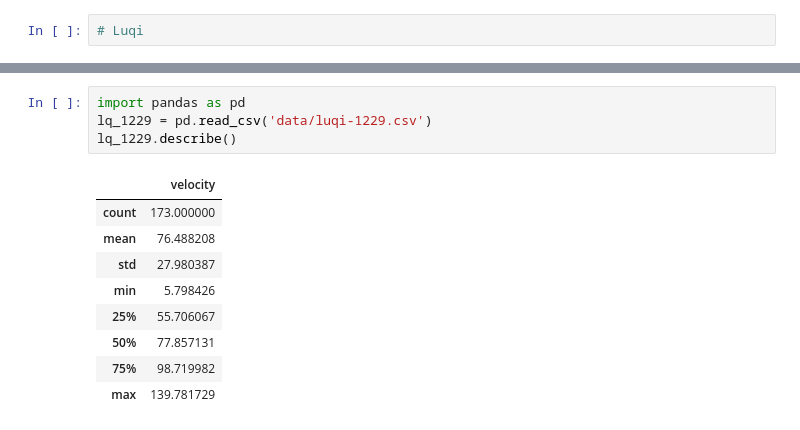
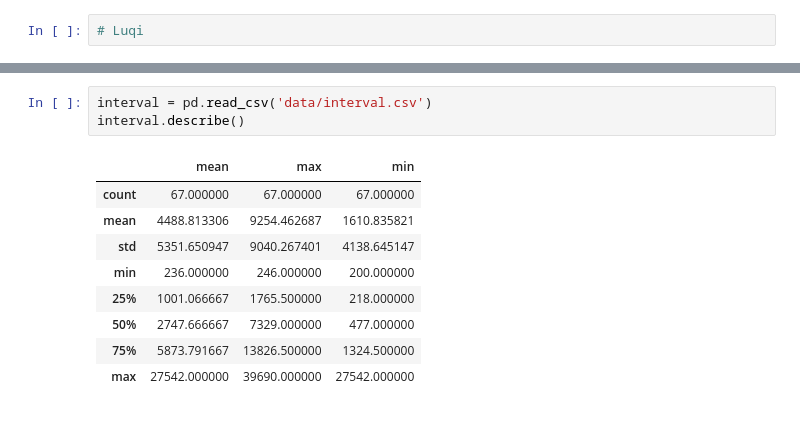
Before and after one commit to WhiteBlacken/reading, a Jupyter notebook: jupyter/data_analysis.ipynb, the cells around one changed output, grey strips where cells are left out. Cells and saved outputs as stored; diff of their text form.

```diff
--- a/jupyter/data_analysis.ipynb
+++ b/jupyter/data_analysis.ipynb
@@ -20,14 +33,13 @@ luqi_1021.describe()
 # %%
-import pandas as pd
-lq_1229 = pd.read_csv('data/luqi-1229.csv')
-lq_1229.describe()
+interval = pd.read_csv('data/interval.csv')
+interval.describe()
 # %% [output]
-|  | velocity |
-| count | 173.000000 |
-| mean | 76.488208 |
-| std | 27.980387 |
-| min | 5.798426 |
-| 25% | 55.706067 |
-| 50% | 77.857131 |
-| 75% | 98.719982 |
-| max | 139.781729 |
+|  | mean | max | min |
+| count | 67.000000 | 67.000000 | 67.000000 |
+| mean | 4488.813306 | 9254.462687 | 1610.835821 |
+| std | 5351.650947 | 9040.267401 | 4138.645147 |
+| min | 236.000000 | 246.000000 | 200.000000 |
+| 25% | 1001.066667 | 1765.500000 | 218.000000 |
+| 50% | 2747.666667 | 7329.000000 | 477.000000 |
+| 75% | 5873.791667 | 13826.500000 | 1324.500000 |
+| max | 27542.000000 | 39690.000000 | 27542.000000 |
```
Also changed, not shown: parts of 18 cells of this notebook, 5 other files.
